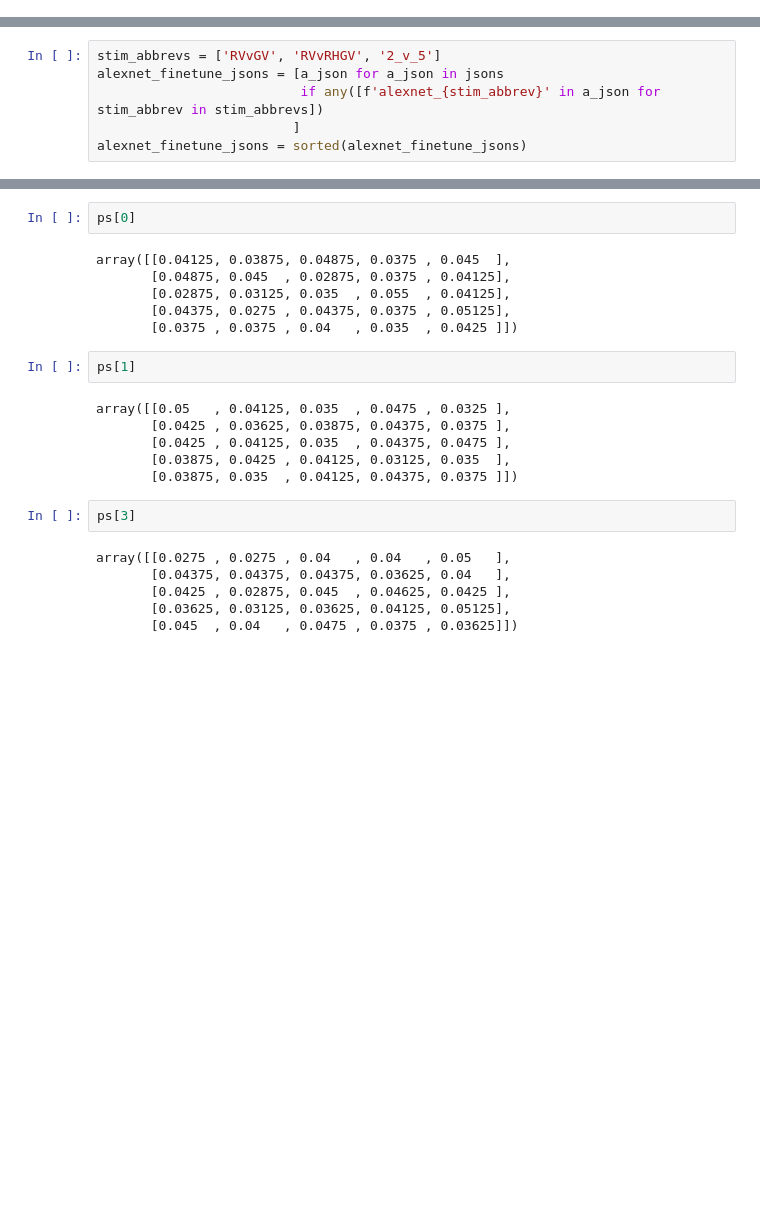
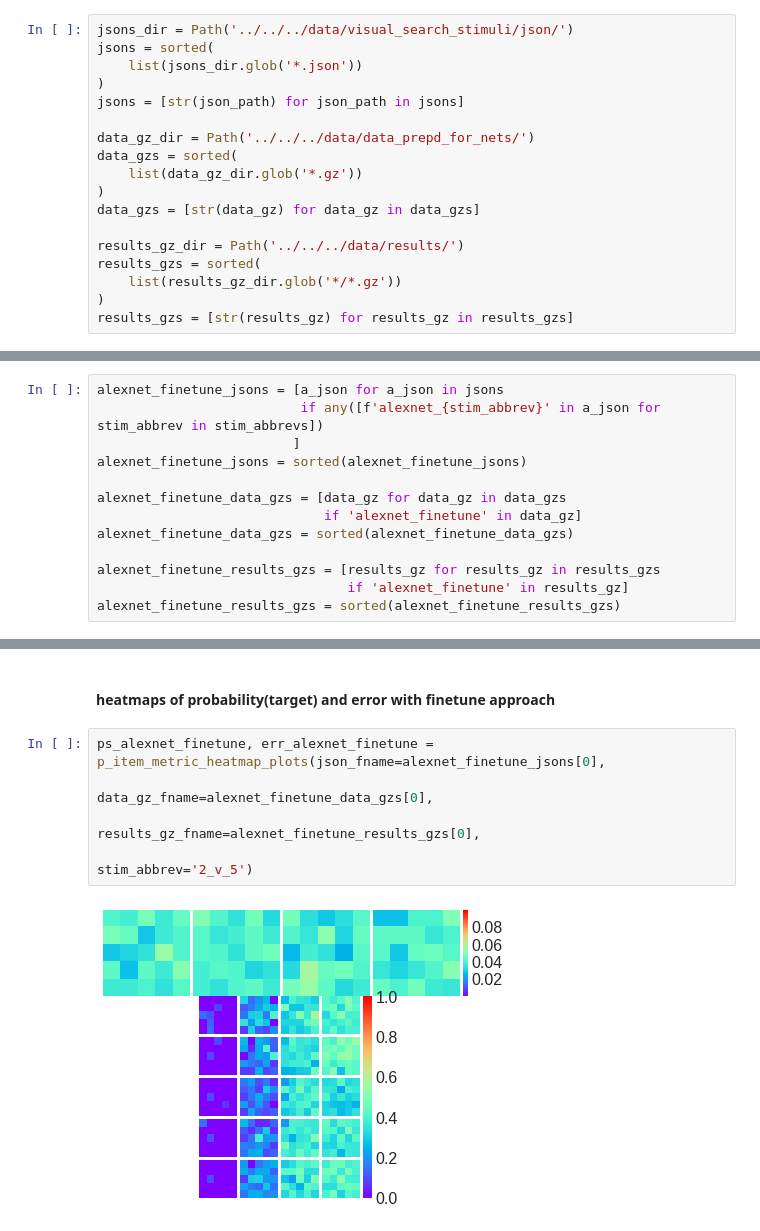
Before and after one commit to NickleDave/visual-search-nets, a Jupyter notebook: docs/notebooks/supp-info/heatmap.ipynb, the cells around one changed output, grey strips where cells are left out. Saved outputs shown, nothing was run; the diff lists cells and outputs as text; blank space fills up the shorter version.

```diff
--- a/docs/notebooks/supp-info/heatmap.ipynb
+++ b/docs/notebooks/supp-info/heatmap.ipynb
@@ -19,0 +15,18 @@ jsons = [str(json_path) for json_path in jsons]
+# %%
+jsons_dir = Path('../../../data/visual_search_stimuli/json/')
+jsons = sorted(
+    list(jsons_dir.glob('*.json'))
+)
+jsons = [str(json_path) for json_path in jsons]
+
+data_gz_dir = Path('../../../data/data_prepd_for_nets/')
+data_gzs = sorted(
+    list(data_gz_dir.glob('*.gz'))
+)
+data_gzs = [str(data_gz) for data_gz in data_gzs]
+
+results_gz_dir = Path('../../../data/results/')
+results_gzs = sorted(
+    list(results_gz_dir.glob('*/*.gz'))
+)
+results_gzs = [str(results_gz) for results_gz in results_gzs]
@@ -20,6 +113,13 @@ jsons = [str(json_path) for json_path in jsons]
 # %%
-stim_abbrevs = ['RVvGV', 'RVvRHGV', '2_v_5']
 alexnet_finetune_jsons = [a_json for a_json in jsons
                           if any([f'alexnet_{stim_abbrev}' in a_json for stim_abbrev in stim_abbrevs])
                          ]
 alexnet_finetune_jsons = sorted(alexnet_finetune_jsons)
+
+alexnet_finetune_data_gzs = [data_gz for data_gz in data_gzs
+                             if 'alexnet_finetune' in data_gz]
+alexnet_finetune_data_gzs = sorted(alexnet_finetune_data_gzs)
+
+alexnet_finetune_results_gzs = [results_gz for results_gz in results_gzs
+                                if 'alexnet_finetune' in results_gz]
+alexnet_finetune_results_gzs = sorted(alexnet_finetune_results_gzs)
@@ -78,24 +126,9 @@ fig.suptitle('probability of target');
-# %%
-ps[0]
-# %% [output]
-array([[0.04125, 0.03875, 0.04875, 0.0375 , 0.045  ],
-       [0.04875, 0.045  , 0.02875, 0.0375 , 0.04125],
-       [0.02875, 0.03125, 0.035  , 0.055  , 0.04125],
-       [0.04375, 0.0275 , 0.04375, 0.0375 , 0.05125],
-       [0.0375 , 0.0375 , 0.04   , 0.035  , 0.0425 ]])
-# %%
-ps[1]
-# %% [output]
-array([[0.05   , 0.04125, 0.035  , 0.0475 , 0.0325 ],
-       [0.0425 , 0.03625, 0.03875, 0.04375, 0.0375 ],
-       [0.0425 , 0.04125, 0.035  , 0.04375, 0.0475 ],
-       [0.03875, 0.0425 , 0.04125, 0.03125, 0.035  ],
-       [0.03875, 0.035  , 0.04125, 0.04375, 0.0375 ]])
-# %%
-ps[3]
-# %% [output]
-array([[0.0275 , 0.0275 , 0.04   , 0.04   , 0.05   ],
-       [0.04375, 0.04375, 0.04375, 0.03625, 0.04   ],
-       [0.0425 , 0.02875, 0.045  , 0.04625, 0.0425 ],
-       [0.03625, 0.03125, 0.03625, 0.04125, 0.05125],
-       [0.045  , 0.04   , 0.0475 , 0.0375 , 0.03625]])
+# %% [markdown]
+#### heatmaps of probability(target) and error with finetune approach
+# %%
+ps_alexnet_finetune, err_alexnet_finetune = p_item_metric_heatmap_plots(json_fname=alexnet_finetune_jsons[0],
+                                                                        data_gz_fname=alexnet_finetune_data_gzs[0],
+                                                                        results_gz_fname=alexnet_finetune_results_gzs[0],
+                                                                        stim_abbrev='2_v_5')
+# %% [output]
+[figure, added]
```
Also changed, not shown: parts of 16 cells of this notebook, 2 other files.
